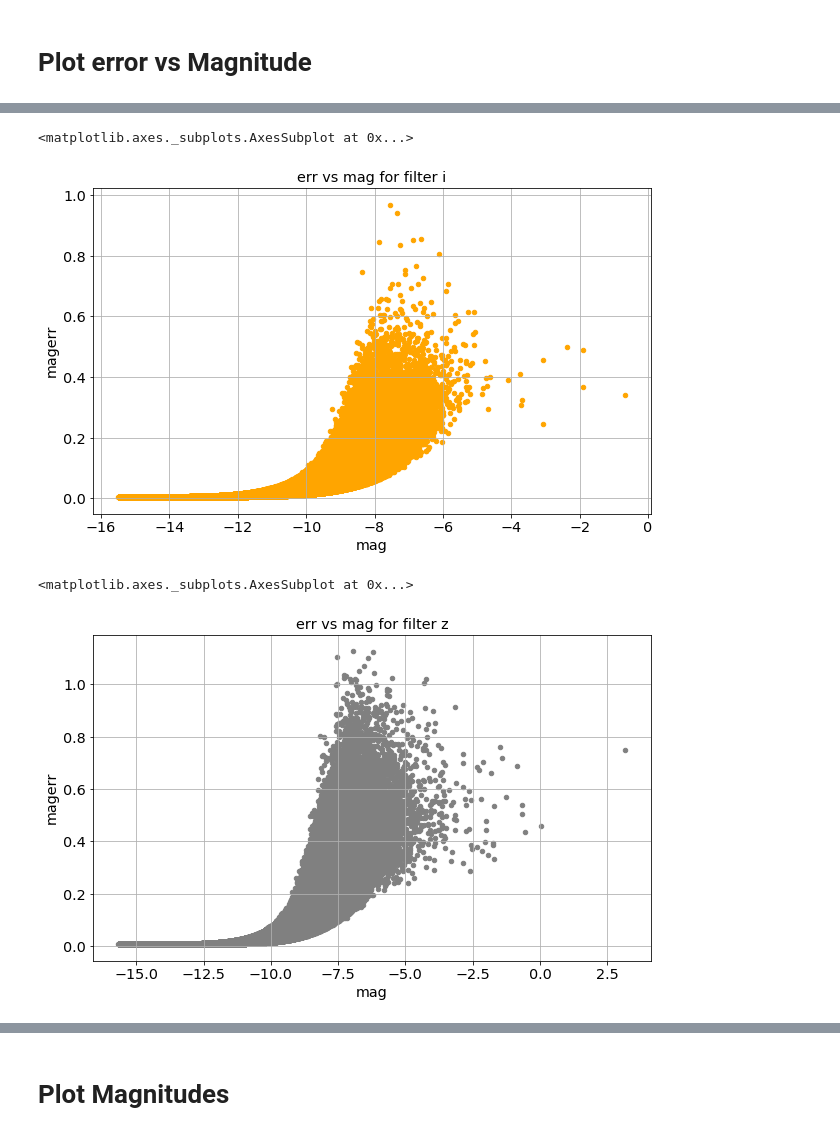
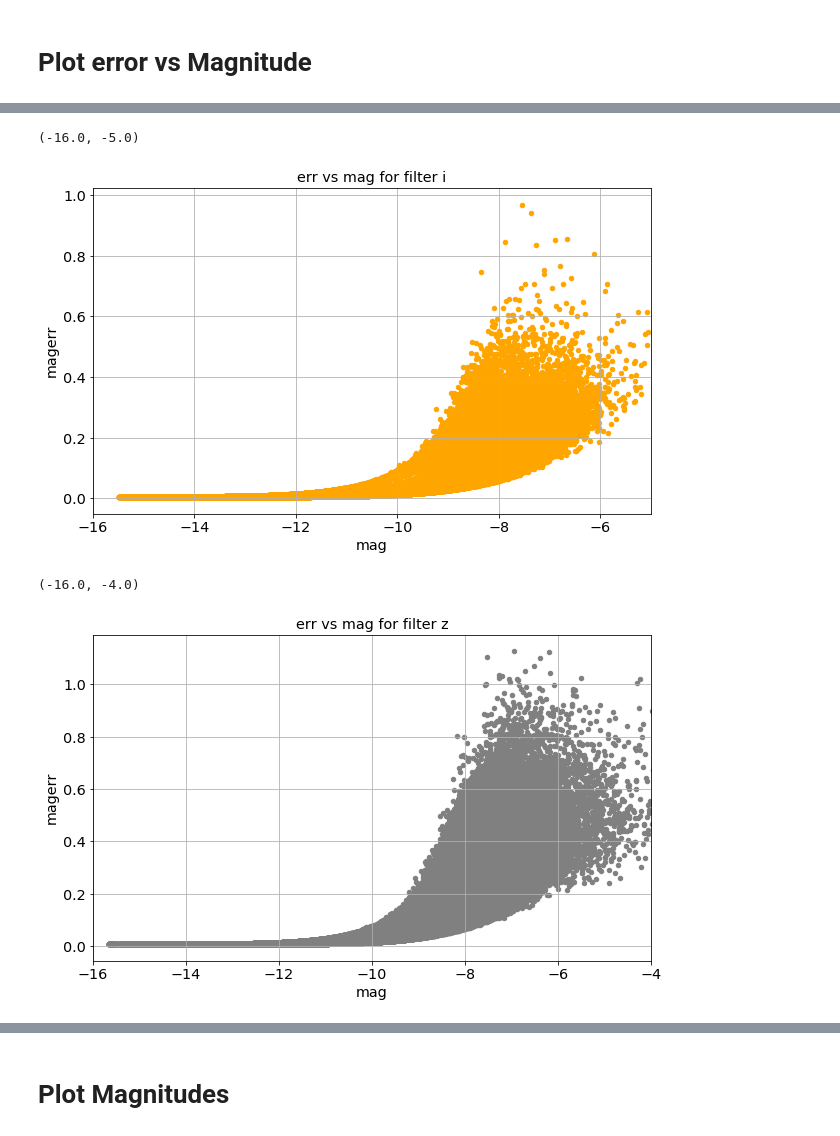
Before and after one commit to LSSTDESC/OpenAtmMiniDataChallenge, a Jupyter notebook: ViewSimuResult.ipynb, the cells around one changed output, grey strips where cells are left out. Drawn from its saved outputs; the diff is of its cells as text; code cells hidden in the pictures.

Commit message:
update plots ViewSimuResult.ipynb

```diff
--- a/ViewSimuResult.ipynb
+++ b/ViewSimuResult.ipynb
@@ -119,6 +117,9 @@ len(all_data)
 NBSED=len(all_data)
 # %% [markdown]
 # Concatenate All Data Samples
+# %%
+MAGMIN=[-12.5,-15.,-16.,-16.,-16.,-15.]
+MAGMAX=[3.0,-5.0,-6.,-5.,-4.,-2 ]
 # %%
 all_df = []
 for ised in np.arange(NBSED):
@@ -148,11 +152,13 @@ dft.loc[(dft.f == 3)].plot.scatter(x='mag',y='magerr',title='err vs mag for filt
 # %%
-dft.loc[(dft.f == 4)].plot.scatter(x='mag',y='magerr',title='err vs mag for filter i',color='orange',grid=True)
+dft.loc[(dft.f == 4)].plot.scatter(x='mag',y='magerr',marker='.',title='err vs mag for filter i',color='orange',grid=True)
+plt.xlim(MAGMIN[3],MAGMAX[3])
 # %% [output]
-<matplotlib.axes._subplots.AxesSubplot at 0x...>
+(-16.0, -5.0)
-[figure, old version]
+[figure, new version]
 # %%
-dft.loc[(dft.f == 5)].plot.scatter(x='mag',y='magerr',title='err vs mag for filter z',color='grey',grid=True)
+dft.loc[(dft.f == 5)].plot.scatter(x='mag',y='magerr',marker='.',title='err vs mag for filter z',color='grey',grid=True)
+plt.xlim(MAGMIN[4],MAGMAX[4])
 # %% [output]
-<matplotlib.axes._subplots.AxesSubplot at 0x...>
+(-16.0, -4.0)
-[figure, old version]
+[figure, new version]
 # %%
```
Also changed, not shown: parts of 13 cells of this notebook, 2 other files.
